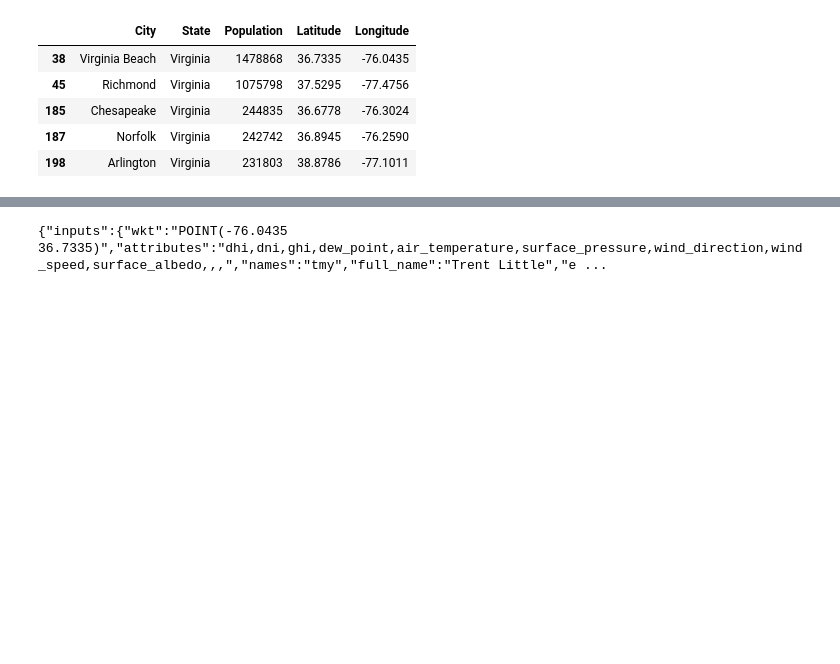
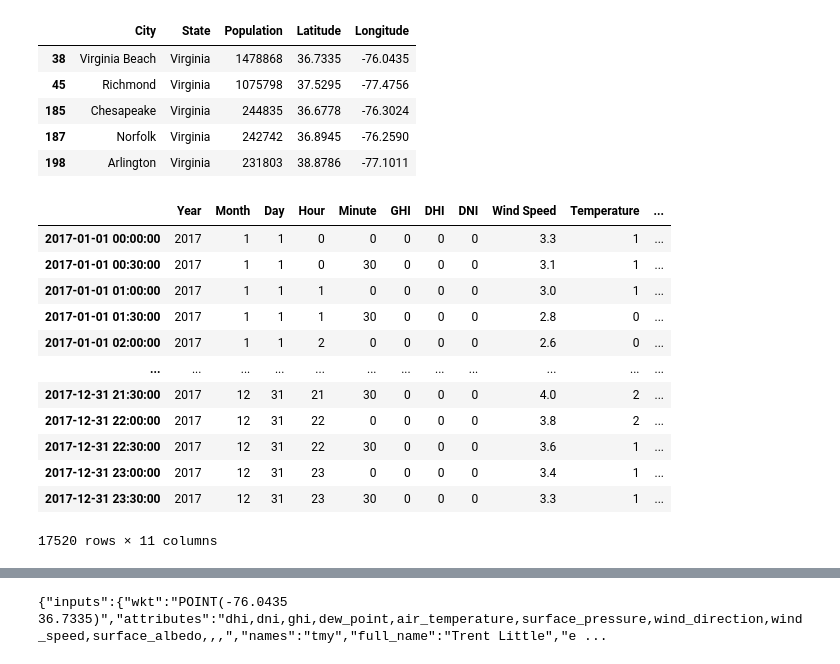
Before and after one commit to TrentELittle/FInalProject, a Jupyter notebook: Untitled.ipynb, the cells around one changed output, grey strips where cells are left out. Saved outputs shown, nothing was run; the diff lists cells and outputs as text; code cells hidden in the pictures; blank space fills up the shorter version.

Commit message:
Alington data 2017-2019 and start of time series

```diff
--- a/Untitled.ipynb
+++ b/Untitled.ipynb
@@ -39,3 +39,33 @@ largest_cities
 | 185 | Chesapeake | Virginia | 244835 | 36.6778 | -76.3024 |
 | 187 | Norfolk | Virginia | 242742 | 36.8945 | -76.2590 |
 | 198 | Arlington | Virginia | 231803 | 38.8786 | -77.1011 |
+# %%
+# Declare all variables as strings. Spaces must be replaced with '+', i.e., change 'John Smith' to 'John+Smith'.
+  # Define the lat, long of the location and the year
+lat, lon, year = 38.8786, -77.1011, 2019
+  # You must request an NSRDB api key from the link above
+api_key = nsrdb_api_key
+  # Set the attributes to extract (e.g., dhi, ghi, etc.), separated by commas.
+attributes = 'ghi,dhi,dni,wind_speed,air_temperature,solar_zenith_angle'
+  # Choose year of data
+year19 = '2019'
+year18 = '2018'
+year17 = '2017'
+  # Set leap year to true or false. True will return leap day data if present, false will not.
+leap_year = 'false'
+  # Set time interval in minutes, i.e., '30' is half hour intervals. Valid intervals are 30 & 60.
+interval = '30'
+  # Specify Coordinated Universal Time (UTC), 'true' will use UTC, 'false' will use the local time zone of the data.
+  # NOTE: In order to use the NSRDB data in SAM, you must specify UTC as 'false'. SAM requires the data to be in the
+  # local time zone.
+utc = 'false'
+  # Your full name, use '+' instead of spaces.
+your_name = 'Trent+Little'
+  # Your reason for using the NSRDB.
+reason_for_use = 'beta+testing'
+  # Your affiliation
+your_affiliation = 'my+institution'
+  # Your email address
+your_email = email_address
+  # Please join our mailing list so we can keep you up-to-date on new developments.
+mailing_list = 'false'
@@ -41,0 +93,29 @@ largest_cities
+# %%
+# Return all but first 2 lines of csv to get data for 2019:
+df19 = pd.read_csv('https://developer.nrel.gov/api/solar/nsrdb_psm3_download.csv?wkt=POINT({lon}%20{lat})&names={year}&leap_day={leap}&interval={interval}&utc={utc}&full_name={name}&email={email}&affiliation={affiliation}&mailing_list={mailing_list}&reason={reason}&api_key={api}&attributes={attr}'.format(year=year19, lat=lat, lon=lon, leap=leap_year, interval=interval, utc=utc, name=your_name, email=your_email, mailing_list=mailing_list, affiliation=your_affiliation, reason=reason_for_use, api=api_key, attr=attributes), skiprows=2)
+# Set the time index in the pandas dataframe:
+df19 = df19.set_index(pd.date_range('1/1/{yr}'.format(yr=year19), freq=interval+'Min', periods=525600/int(interval)))
+
+# Return all but first 2 lines of csv to get data for 2018:
+df18 = pd.read_csv('https://developer.nrel.gov/api/solar/nsrdb_psm3_download.csv?wkt=POINT({lon}%20{lat})&names={year}&leap_day={leap}&interval={interval}&utc={utc}&full_name={name}&email={email}&affiliation={affiliation}&mailing_list={mailing_list}&reason={reason}&api_key={api}&attributes={attr}'.format(year=year18, lat=lat, lon=lon, leap=leap_year, interval=interval, utc=utc, name=your_name, email=your_email, mailing_list=mailing_list, affiliation=your_affiliation, reason=reason_for_use, api=api_key, attr=attributes), skiprows=2)
+# Set the time index in the pandas dataframe:
+df18 = df18.set_index(pd.date_range('1/1/{yr}'.format(yr=year18), freq=interval+'Min', periods=525600/int(interval)))
+
+# Return all but first 2 lines of csv to get data for 2017:
+df17 = pd.read_csv('https://developer.nrel.gov/api/solar/nsrdb_psm3_download.csv?wkt=POINT({lon}%20{lat})&names={year}&leap_day={leap}&interval={interval}&utc={utc}&full_name={name}&email={email}&affiliation={affiliation}&mailing_list={mailing_list}&reason={reason}&api_key={api}&attributes={attr}'.format(year=year17, lat=lat, lon=lon, leap=leap_year, interval=interval, utc=utc, name=your_name, email=your_email, mailing_list=mailing_list, affiliation=your_affiliation, reason=reason_for_use, api=api_key, attr=attributes), skiprows=2)
+# Set the time index in the pandas dataframe:
+df17 = df17.set_index(pd.date_range('1/1/{yr}'.format(yr=year17), freq=interval+'Min', periods=525600/int(interval)))
+# %% [output]
+|  | Year | Month | Day | Hour | Minute | GHI | DHI | DNI | Wind Speed | Temperature | ... |
+| 2017-01-01 00:00:00 | 2017 | 1 | 1 | 0 | 0 | 0 | 0 | 0 | 3.3 | 1 | ... |
+| 2017-01-01 00:30:00 | 2017 | 1 | 1 | 0 | 30 | 0 | 0 | 0 | 3.1 | 1 | ... |
+| 2017-01-01 01:00:00 | 2017 | 1 | 1 | 1 | 0 | 0 | 0 | 0 | 3.0 | 1 | ... |
+| 2017-01-01 01:30:00 | 2017 | 1 | 1 | 1 | 30 | 0 | 0 | 0 | 2.8 | 0 | ... |
+| 2017-01-01 02:00:00 | 2017 | 1 | 1 | 2 | 0 | 0 | 0 | 0 | 2.6 | 0 | ... |
+| ... | ... | ... | ... | ... | ... | ... | ... | ... | ... | ... | ... |
+| 2017-12-31 21:30:00 | 2017 | 12 | 31 | 21 | 30 | 0 | 0 | 0 | 4.0 | 2 | ... |
+| 2017-12-31 22:00:00 | 2017 | 12 | 31 | 22 | 0 | 0 | 0 | 0 | 3.8 | 2 | ... |
+| 2017-12-31 22:30:00 | 2017 | 12 | 31 | 22 | 30 | 0 | 0 | 0 | 3.6 | 1 | ... |
+| 2017-12-31 23:00:00 | 2017 | 12 | 31 | 23 | 0 | 0 | 0 | 0 | 3.4 | 1 | ... |
+| 2017-12-31 23:30:00 | 2017 | 12 | 31 | 23 | 30 | 0 | 0 | 0 | 3.3 | 1 | ... |
+17520 rows × 11 columns
```
Also changed, not shown: parts of 8 cells of this notebook.
